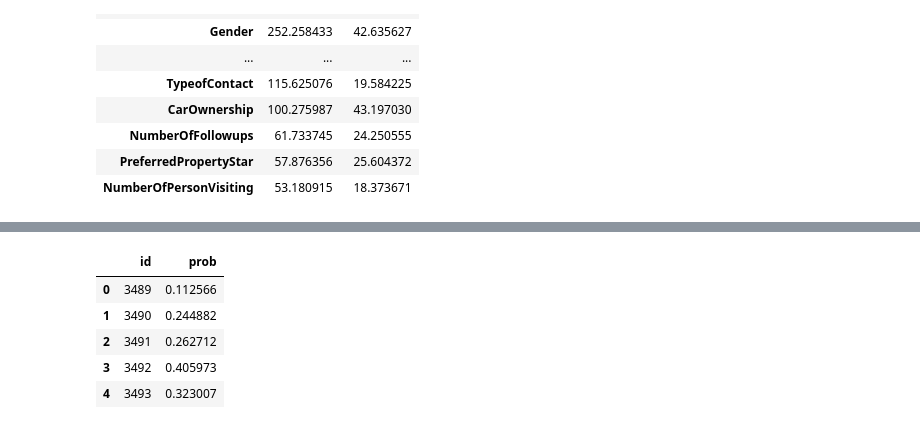
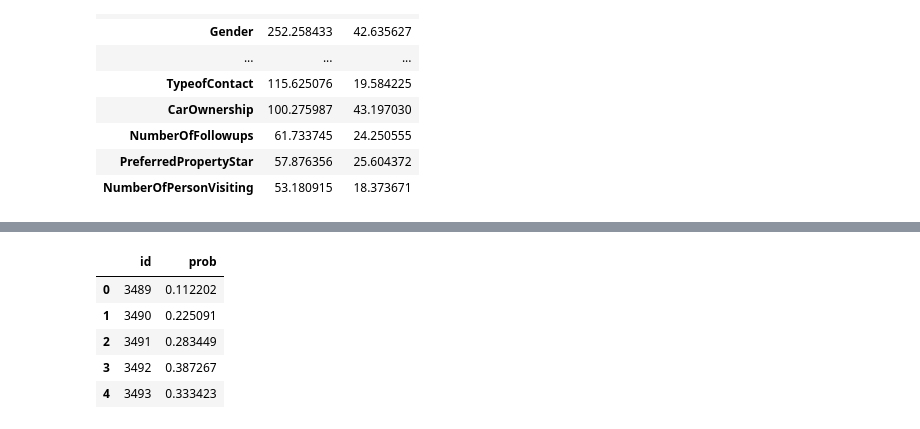
Before and after one commit to skyshine460/ProdTaken, a Jupyter notebook: ProdTaken_lightgbm_ense.ipynb, the cells around one changed output, grey strips where cells are left out. Saved outputs shown, nothing was run; the diff lists cells and outputs as text; code cells hidden in the pictures.

Commit message:
prodtaken_submission25

```diff
--- a/ProdTaken_lightgbm_ense.ipynb
+++ b/ProdTaken_lightgbm_ense.ipynb
@@ -1600,7 +1600,7 @@ models2 = []
 metric=[]
 imp=pd.DataFrame()
 n_splits = 5
-cv = StratifiedKFold(n_splits=n_splits, shuffle=True, random_state=12)
+cv = StratifiedKFold(n_splits=n_splits, shuffle=True, random_state=234)
 
 for nfold, (train_index, val_index) in enumerate(cv.split(x_train, y_train)):
     print('-'*20, nfold, '-'*20)
@@ -1612,7 +1612,7 @@ for nfold, (train_index, val_index) in enumerate(cv.split(x_train, y_train)):
         'objective': 'binary',
         'metric': 'auc',
         'learning_rate': 0.05,
-        'random_state': 12,
+        'random_state': 234,
         'num_leaves': 12,
         'n_estimators': 1000,
         'importance_type': 'gain',
@@ -1684,7 +1684,7 @@ models3 = []
 metric=[]
 imp=pd.DataFrame()
 n_splits = 5
-cv = StratifiedKFold(n_splits=n_splits, shuffle=True, random_state=12)
+cv = StratifiedKFold(n_splits=n_splits, shuffle=True, random_state=555)
 
 for nfold, (train_index, val_index) in enumerate(cv.split(x_train, y_train)):
     print('-'*20, nfold, '-'*20)
@@ -1696,7 +1696,7 @@ for nfold, (train_index, val_index) in enumerate(cv.split(x_train, y_train)):
         'objective': 'binary',
         'metric': 'auc',
         'learning_rate': 0.05,
-        'random_state': 12,
+        'random_state': 555,
         'num_leaves': 12,
         'n_estimators': 1000,
         'importance_type': 'gain',
@@ -1822,26 +1869,26 @@ plt.show()
 # %%
 # y_pred_prob = model.predict_proba(test_df[features])[:, 1]
 y_pred_prob1 = ensemble_predict(models1, x_test)
 y_pred_prob2 = ensemble_predict(models2, x_test)
 y_pred_prob3 = ensemble_predict(models3, x_test)
 y_pred_prob = (y_pred_prob1 + y_pred_prob2 + y_pred_prob3) / 3
 
 sub = pd.read_csv('/content/drive/MyDrive/契約予測（SIGNATE Cup 2024）/提供データ/sample_submit.csv', header=None)
 test_ids = sub.iloc[:, 0]
 
 submission = pd.DataFrame({
     'id': test_ids,
     'prob': y_pred_prob
 })
 
-submission_name = "prodtaken_submission24"
+submission_name = "prodtaken_submission25"
 
 submission.to_csv(f'{submission_name}.csv', index=False, header=None)
 submission.head()
 # %% [output]
 |  | id | prob |
-| 0 | 3489 | 0.112566 |
-| 1 | 3490 | 0.244882 |
-| 2 | 3491 | 0.262712 |
-| 3 | 3492 | 0.405973 |
-| 4 | 3493 | 0.323007 |
+| 0 | 3489 | 0.112202 |
+| 1 | 3490 | 0.225091 |
+| 2 | 3491 | 0.283449 |
+| 3 | 3492 | 0.387267 |
+| 4 | 3493 | 0.333423 |
```
Also changed, not shown: parts of 5 cells of this notebook.
